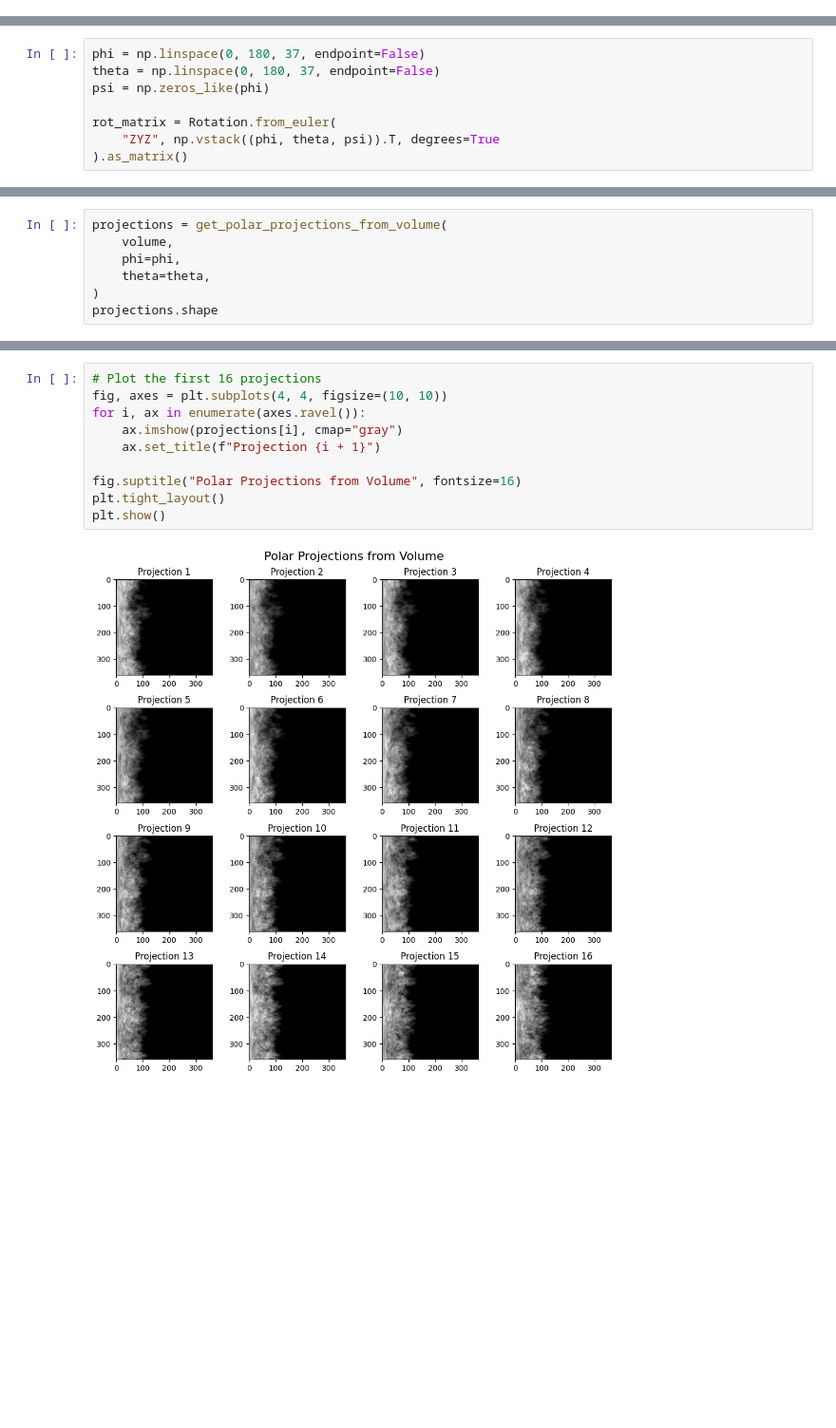
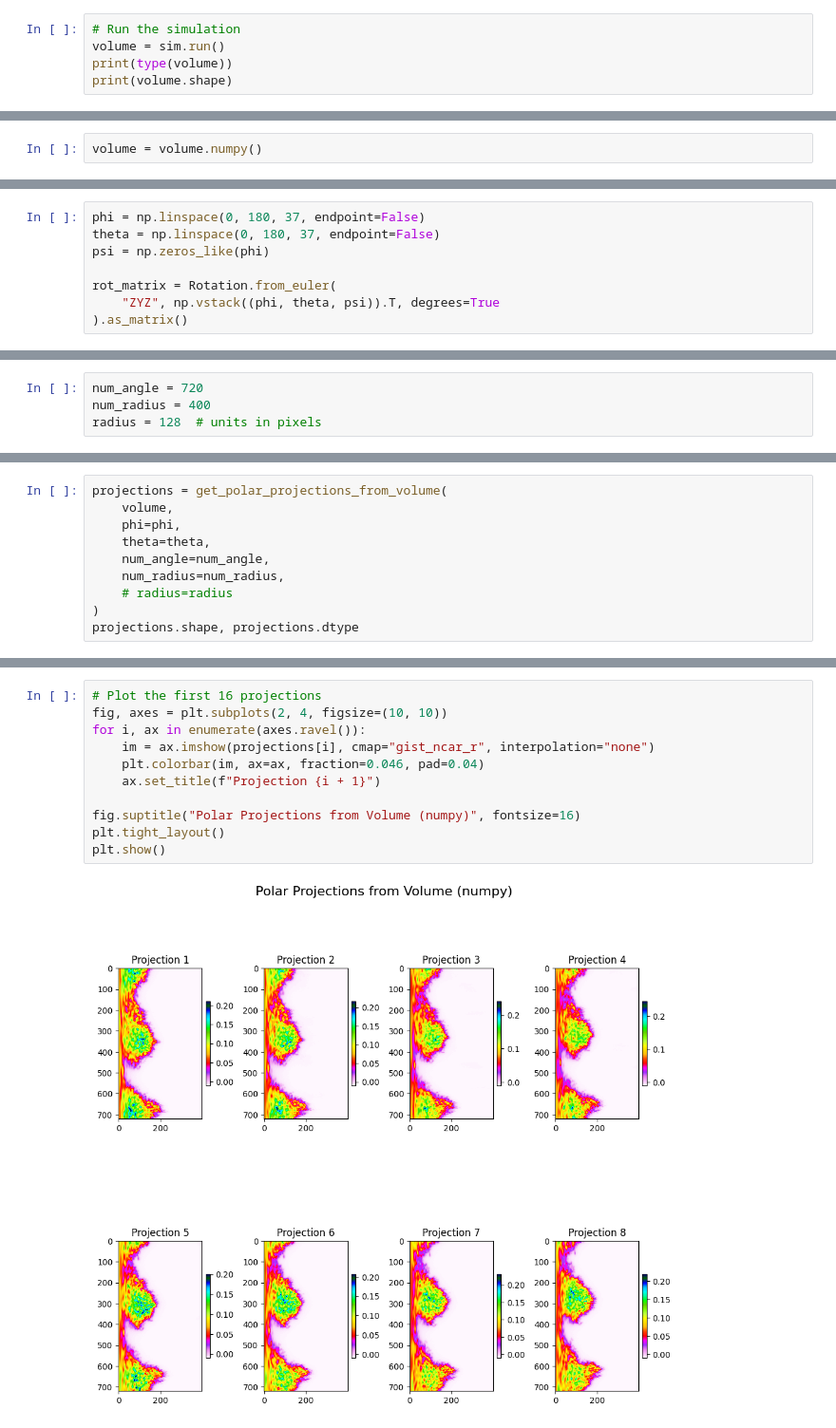
Before and after one commit to Lucaslab-Berkeley/Panther-EM, a Jupyter notebook: examples/polar_projections.ipynb, the cells around one changed output, grey strips where cells are left out. Shown at 95% size. Cells and saved outputs as stored; diff of their text form; blank space fills up the shorter version.

```diff
--- a/examples/polar_projections.ipynb
+++ b/examples/polar_projections.ipynb
@@ -18,0 +46,5 @@ volume.shape, type(volume)
+# %%
+# Run the simulation
+volume = sim.run()
+print(type(volume))
+print(volume.shape)
@@ -18,0 +54,2 @@ volume.shape, type(volume)
+# %%
+volume = volume.numpy()
@@ -26,0 +72,4 @@ rot_matrix = Rotation.from_euler(
+# %%
+num_angle = 720
+num_radius = 400
+radius = 128  # units in pixels
@@ -29,5 +82,8 @@ projections = get_polar_projections_from_volume(
     volume,
     phi=phi,
     theta=theta,
+    num_angle=num_angle,
+    num_radius=num_radius,
+    # radius=radius
 )
-projections.shape
+projections.shape, projections.dtype
@@ -34,12 +126,13 @@ projections.shape
 # %%
 # Plot the first 16 projections
-fig, axes = plt.subplots(4, 4, figsize=(10, 10))
+fig, axes = plt.subplots(2, 4, figsize=(10, 10))
 for i, ax in enumerate(axes.ravel()):
-    ax.imshow(projections[i], cmap="gray")
+    im = ax.imshow(projections[i], cmap="gist_ncar_r", interpolation="none")
+    plt.colorbar(im, ax=ax, fraction=0.046, pad=0.04)
     ax.set_title(f"Projection {i + 1}")
 
-fig.suptitle("Polar Projections from Volume", fontsize=16)
+fig.suptitle("Polar Projections from Volume (numpy)", fontsize=16)
 plt.tight_layout()
 plt.show()
 # %% [output]
-[figure, old version]
+[figure, new version]
```
Also changed, not shown: parts of 28 cells of this notebook, 4 other files.
